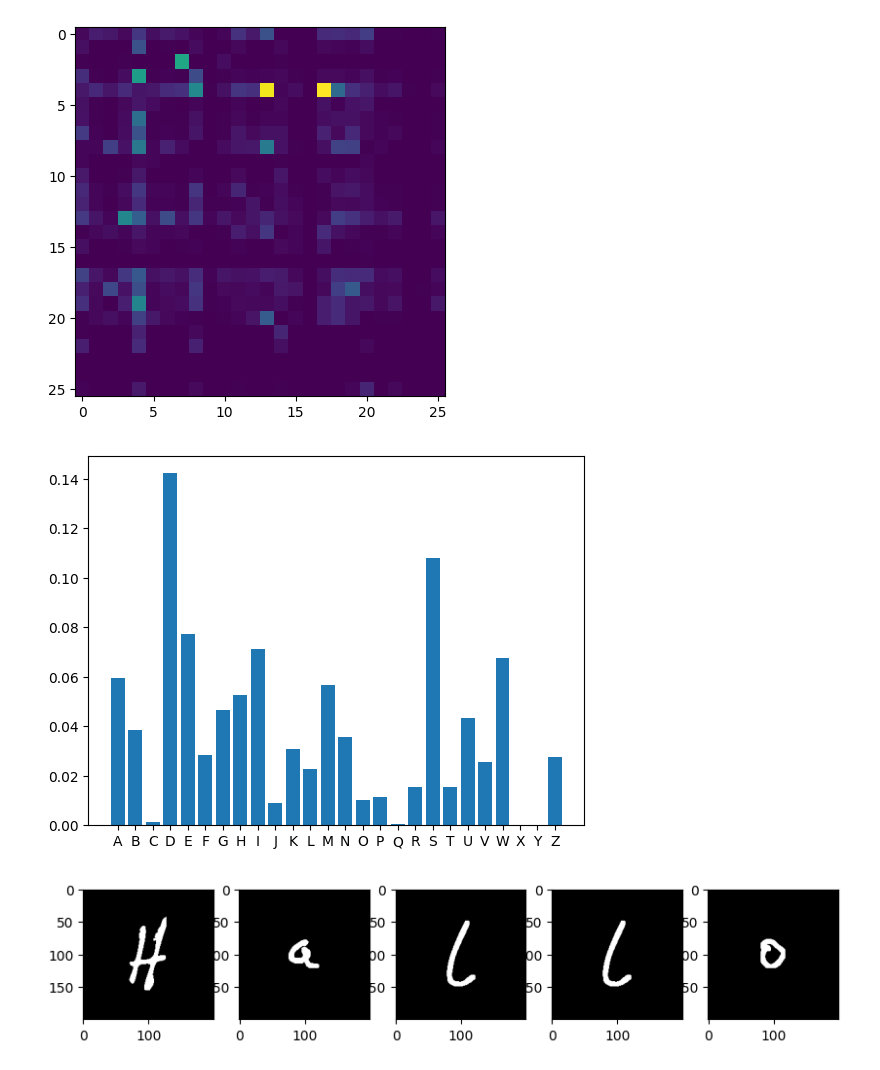
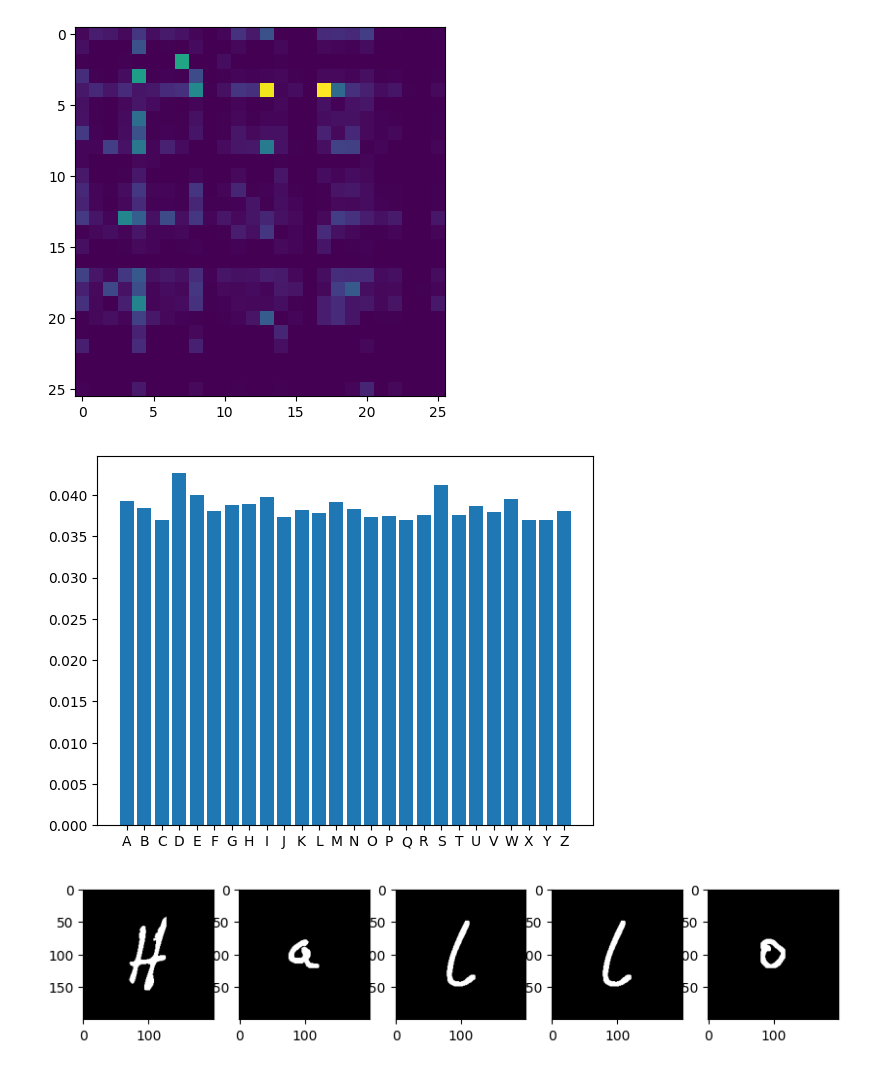
Before and after one commit to HTW-Project-Group/handwriting-recognition, a Jupyter notebook: handwriting-recognition.ipynb, the cells around one changed output. Saved outputs shown, nothing was run; the diff lists cells and outputs as text; code cells hidden in the pictures.

Commit message:
Averaged Transition Props

```diff
--- a/handwriting-recognition.ipynb
+++ b/handwriting-recognition.ipynb
@@ -20,9 +20,9 @@ labels = ["", "", "", "", "", "", "", "", "", "", "A", "B", "C", "D", "", "", "E
           "g", "h", "i", "j", "k", "l", "m", "n", "o", "p", "q", "r", "s", "t", "u", "v", "w", "x", "y", "z"]
 exclude = [0, 1, 2, 3, 4, 5, 6, 7, 8, 9, 14, 15]
 
-# train_data_src = ["train-data01.jpg", "train-data02.jpg", "train-data03.jpg", "train-data04.jpg", "train-data05.jpg",
-#                   "train-data06.jpg", "train-data07.jpg", "train-data08.jpg"]
-train_data_src = ["train-data01.jpg", "train-data02.jpg"]
+train_data_src = ["train-data01.jpg", "train-data02.jpg", "train-data03.jpg", "train-data04.jpg", "train-data05.jpg",
+                  "train-data06.jpg", "train-data07.jpg", "train-data08.jpg"]
+# train_data_src = ["train-data01.jpg", "train-data02.jpg"]
 test_data_src = "train-data09.jpg"
 
 image_data = []
@@ -259,4 +259,7 @@ plot_value_label_vector(exp_out)
 # %%
+def softmax(x):
+    return np.exp(x)/sum(np.exp(x))
+
 character_labels = ["A","B","C","D","E","F","G","H","I","J","K","L","M","N","O","P","Q","R","S","T","U","V","W","X","Y","Z"]
 character_transition_data = genfromtxt('character_transitions.csv', delimiter=',')
 character_transition_data = character_transition_data / 10000
@@ -264,25 +267,28 @@ character_transition_data = character_transition_data / 10000
 plt.imshow(character_transition_data, interpolation='nearest')
 
 tmp = {}
+ct_mean = np.mean(character_transition_data)
+ct_sum = np.sum(np.exp(character_transition_data))
 for i in range(len(character_transition_data)):
     for j in range(len(character_transition_data[i])):
-        tmp[character_labels[i] + character_labels[j]] = character_transition_data[i][j]
+        tmp[character_labels[i] + character_labels[j]] = np.exp(character_transition_data[i][j] + ct_mean) / ct_sum
 character_transition_data = tmp
 # %% [output]
 [figure]
 # %%
 character_starting_data = genfromtxt('starting_character_counts.csv', delimiter=',')
 character_starting_data = np.asarray(character_starting_data[1]) / 10000
+character_starting_data = softmax(character_starting_data + np.mean(character_starting_data))
 
 plt.bar(character_labels, character_starting_data)
 character_starting_data.sum()
 
 tmp = []
 for i in range(len(character_starting_data)):
     tmp.append((character_starting_data[i], character_labels[i]))
 character_starting_data = list(tmp) + list(map(lambda x: (x[0], x[1].lower()), tmp))
 # %% [output]
-[figure, old version]
+[figure, new version]
 # %%
 H = test_data[19]
 h = test_data[45]
```
Also changed, not shown: parts of 6 cells of this notebook.
